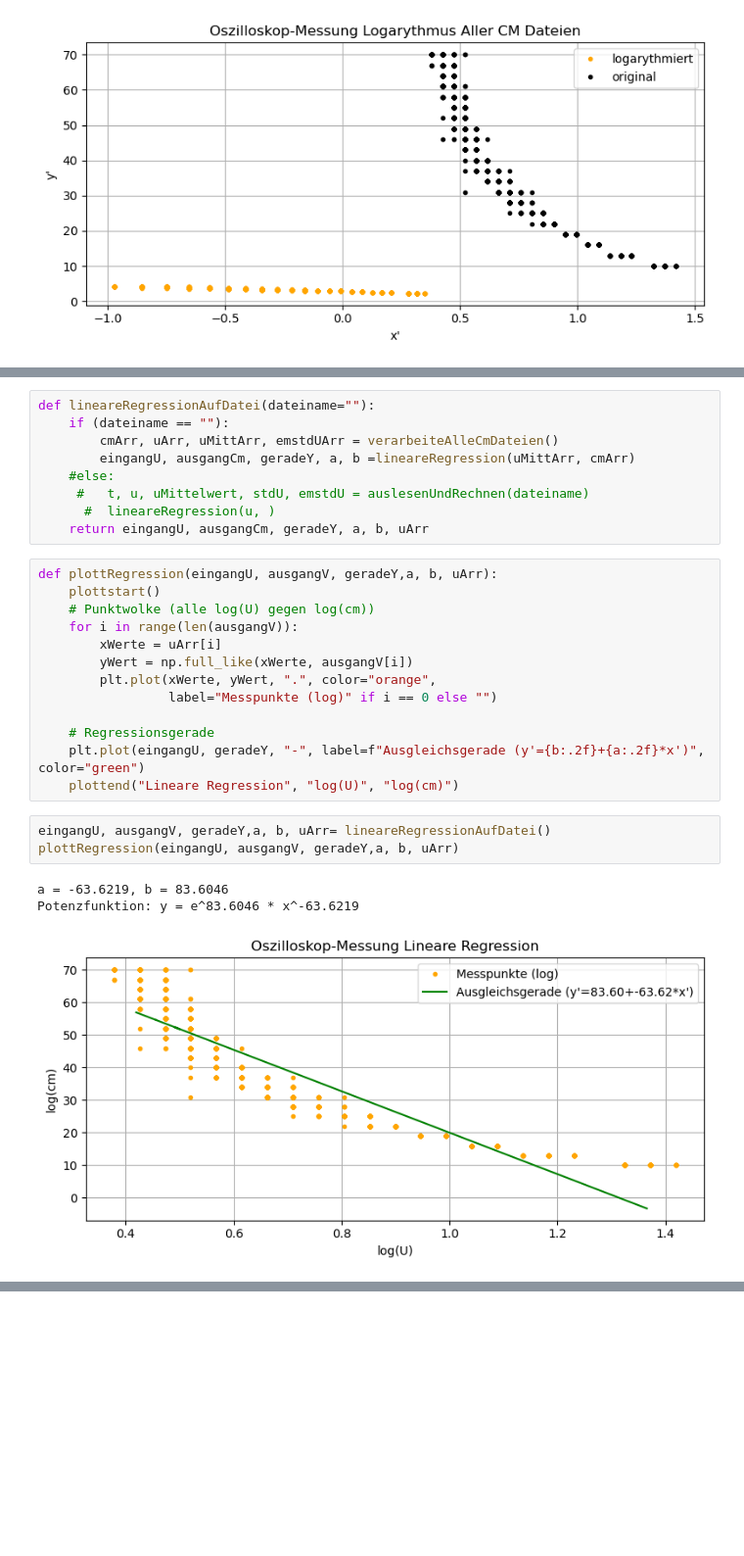
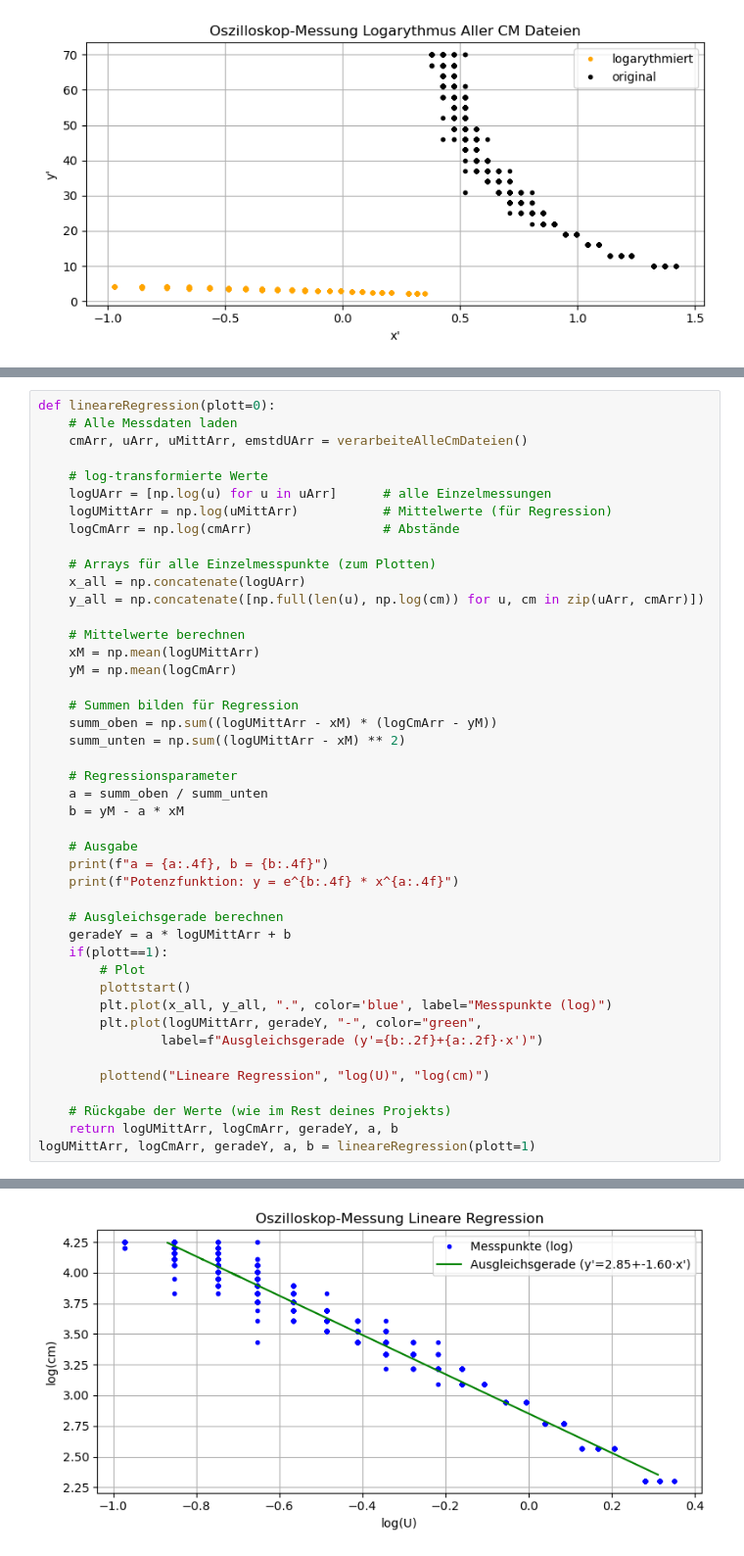
Before and after one commit to NikitaKusch01/TechGrudeKI, a Jupyter notebook: Labor1/datenpräsentation.ipynb, the cells around one changed output, grey strips where cells are left out. Shown at 98% size. Drawn from its saved outputs; the diff is of its cells as text; blank space fills up the shorter version.

```diff
--- a/Labor1/datenpräsentation.ipynb
+++ b/Labor1/datenpräsentation.ipynb
@@ -266,29 +242,45 @@ def lineareRegression(eingangU, ausgangCm):
-# %%
-def lineareRegressionAufDatei(dateiname=""):
-    if (dateiname == ""):
-        cmArr, uArr, uMittArr, emstdUArr = verarbeiteAlleCmDateien()
-        eingangU, ausgangCm, geradeY, a, b =lineareRegression(uMittArr, cmArr)
-    #else:
-     #   t, u, uMittelwert, stdU, emstdU = auslesenUndRechnen(dateiname)
-      #  lineareRegression(u, )
-    return eingangU, ausgangCm, geradeY, a, b, uArr
-# %%
-def plottRegression(eingangU, ausgangV, geradeY,a, b, uArr):
-    plottstart()
-    # Punktwolke (alle log(U) gegen log(cm))
-    for i in range(len(ausgangV)):
-        xWerte = uArr[i]
-        yWert = np.full_like(xWerte, ausgangV[i])
-        plt.plot(xWerte, yWert, ".", color="orange",
-                 label="Messpunkte (log)" if i == 0 else "")
-
-    # Regressionsgerade
-    plt.plot(eingangU, geradeY, "-", label=f"Ausgleichsgerade (y'={b:.2f}+{a:.2f}*x')", color="green")
-    plottend("Lineare Regression", "log(U)", "log(cm)")
-# %%
-eingangU, ausgangV, geradeY,a, b, uArr= lineareRegressionAufDatei()
-plottRegression(eingangU, ausgangV, geradeY,a, b, uArr)
-# %% [output]
-a = -63.6219, b = 83.6046
-Potenzfunktion: y = e^83.6046 * x^-63.6219
-[figure, removed]
+# %%
+def lineareRegression(plott=0):
+    # Alle Messdaten laden
+    cmArr, uArr, uMittArr, emstdUArr = verarbeiteAlleCmDateien()
+
+    # log-transformierte Werte
+    logUArr = [np.log(u) for u in uArr]      # alle Einzelmessungen
+    logUMittArr = np.log(uMittArr)           # Mittelwerte (für Regression)
+    logCmArr = np.log(cmArr)                 # Abstände
+
+    # Arrays für alle Einzelmesspunkte (zum Plotten)
+    x_all = np.concatenate(logUArr)
+    y_all = np.concatenate([np.full(len(u), np.log(cm)) for u, cm in zip(uArr, cmArr)])
+
+    # Mittelwerte berechnen
+    xM = np.mean(logUMittArr)
+    yM = np.mean(logCmArr)
+
+    # Summen bilden für Regression
+    summ_oben = np.sum((logUMittArr - xM) * (logCmArr - yM))
+    summ_unten = np.sum((logUMittArr - xM) ** 2)
+
+    # Regressionsparameter
+    a = summ_oben / summ_unten
+    b = yM - a * xM
+
+    # Ausgabe
+    print(f"a = {a:.4f}, b = {b:.4f}")
+    print(f"Potenzfunktion: y = e^{b:.4f} * x^{a:.4f}")
+
+    # Ausgleichsgerade berechnen
+    geradeY = a * logUMittArr + b
+    if(plott==1):
+        # Plot
+        plottstart()
+        plt.plot(x_all, y_all, ".", color='blue', label="Messpunkte (log)")
+        plt.plot(logUMittArr, geradeY, "-", color="green",
+                label=f"Ausgleichsgerade (y'={b:.2f}+{a:.2f}·x')")
+
+        plottend("Lineare Regression", "log(U)", "log(cm)")
+
+    # Rückgabe der Werte (wie im Rest deines Projekts)
+    return logUMittArr, logCmArr, geradeY, a, b
+logUMittArr, logCmArr, geradeY, a, b = lineareRegression(plott=1)
+# %% [output]
@@ -295,2 +289,3 @@ Potenzfunktion: y = e^83.6046 * x^-63.6219
+[figure, added]
 # %% [markdown]
 ![alt text](download-9.png)
```
Also changed, not shown: parts of 17 cells of this notebook, 6 other files.
